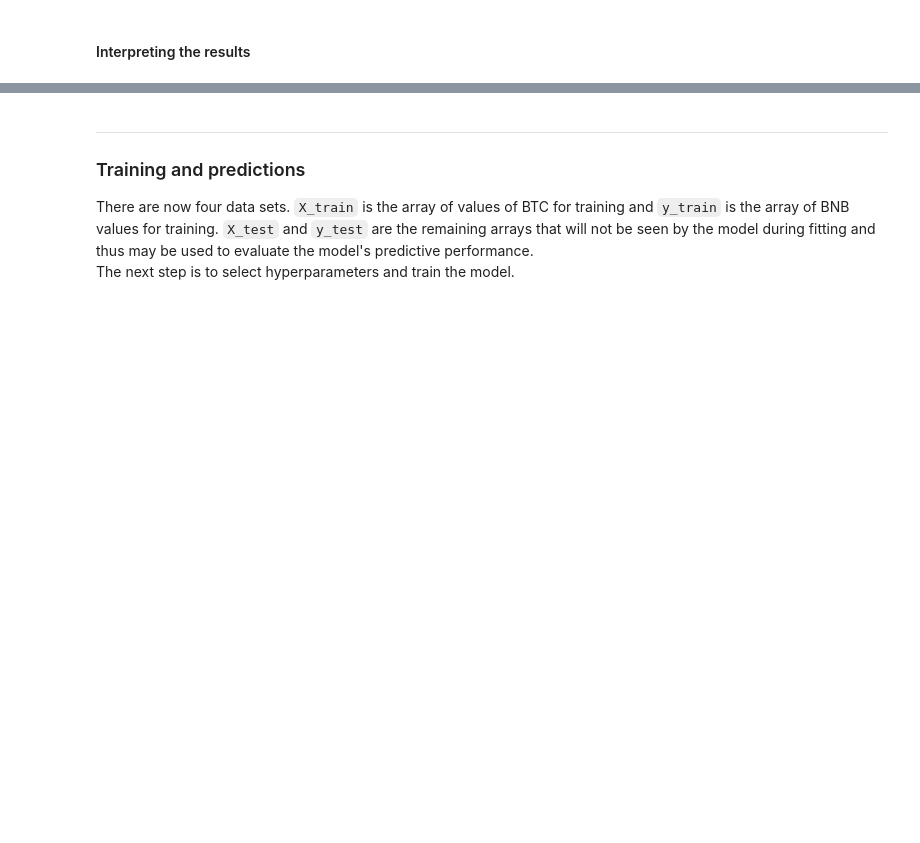
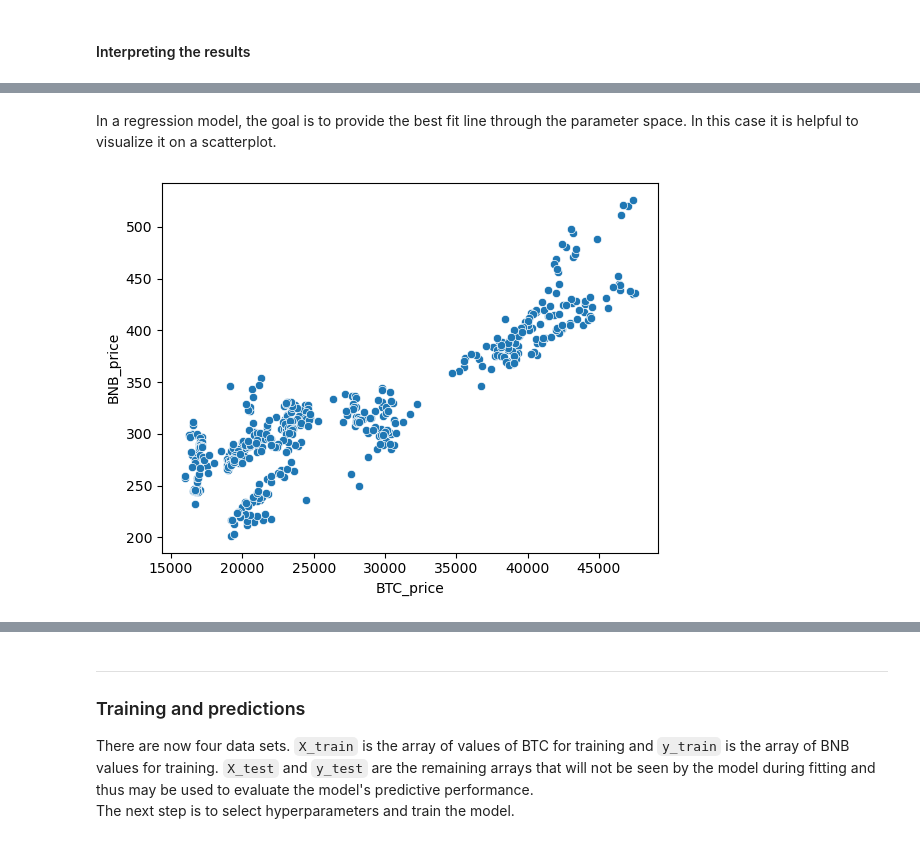
Before and after one commit to mwaterman09/Data_Analysis, a Jupyter notebook: BNB_BTC_analysis.ipynb, the cells around one changed output, grey strips where cells are left out. Drawn from its saved outputs; the diff is of its cells as text; code cells hidden in the pictures; blank space fills up the shorter version.

```diff
--- a/BNB_BTC_analysis.ipynb
+++ b/BNB_BTC_analysis.ipynb
@@ -330,5 +297,0 @@ from mpl_toolkits import mplot3d
-# %%
-# reset index because 3d plot can't read pd.DateTime format
-price_changes.reset_index(inplace=True)
-price_changes['timestep'] = price_changes.index.values
-price_changes
@@ -376,0 +308,6 @@ y_test = price_changes.loc[price_changes.index > price_changes.index.max()*train
+# %%
+# create new df for modeling
+model_data = price_changes[['BTC_price']].copy()
+model_data['BNB_price'] = price_changes['BNB_price'].copy()
+model_data.reset_index(inplace=True)
+model_data['timestep'] = model_data.index.values
@@ -376,0 +316,7 @@ y_test = price_changes.loc[price_changes.index > price_changes.index.max()*train
+# %%
+# select cutoff date for modeling data
+date = pd.to_datetime('2022-1-01')
+model_data = model_data[model_data['Date'] >= date]
+model_data.reset_index(inplace=True)
+model_data['timestep'] = model_data.index.values
+model_data.head()
@@ -376,0 +330,9 @@ y_test = price_changes.loc[price_changes.index > price_changes.index.max()*train
+# %% [markdown]
+In a regression model, the goal is to provide the best fit line through the parameter space. In this case it is helpful to visualize it on a scatterplot.
+# %%
+# create a scatterplot of the data
+plt.figure()
+sns.scatterplot(data=model_data, x='BTC_price', y='BNB_price')
+plt.show()
+# %% [output]
+[figure, added]
```
Also changed, not shown: parts of 66 cells of this notebook.
